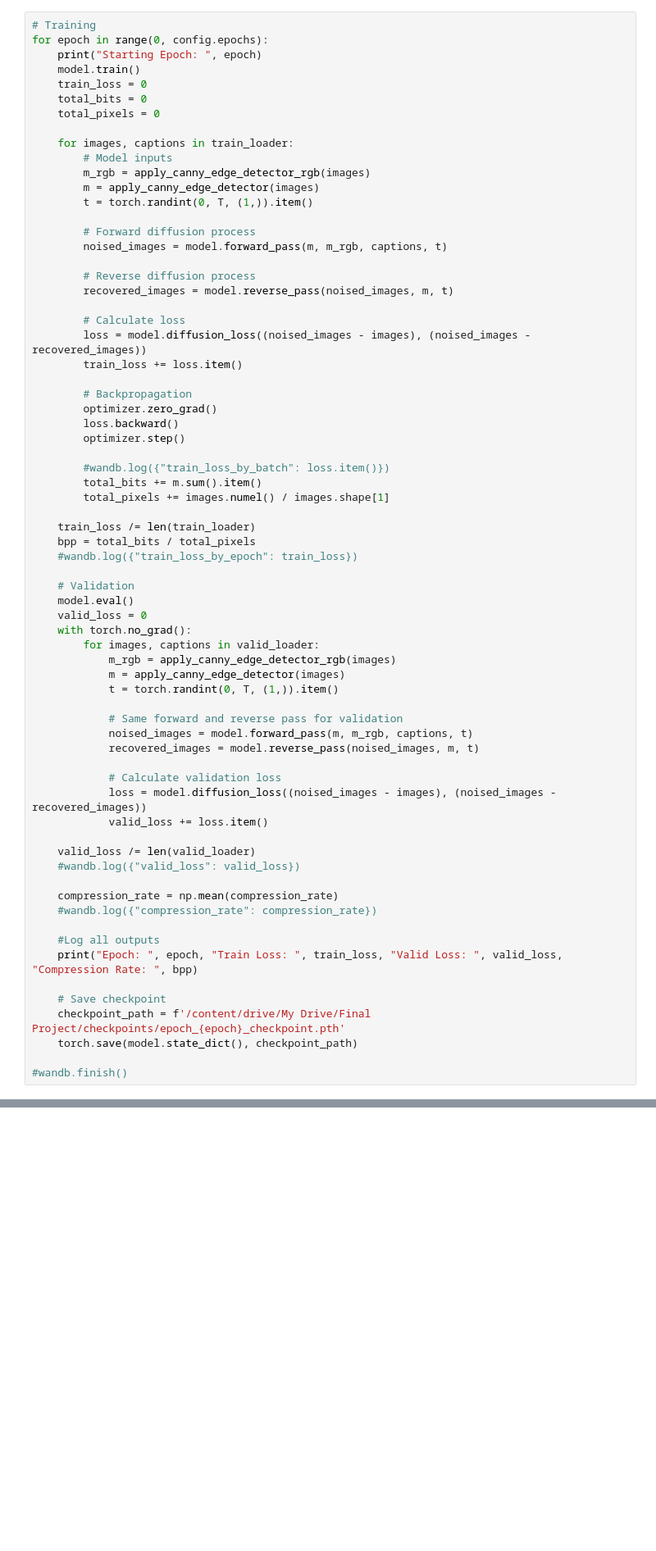
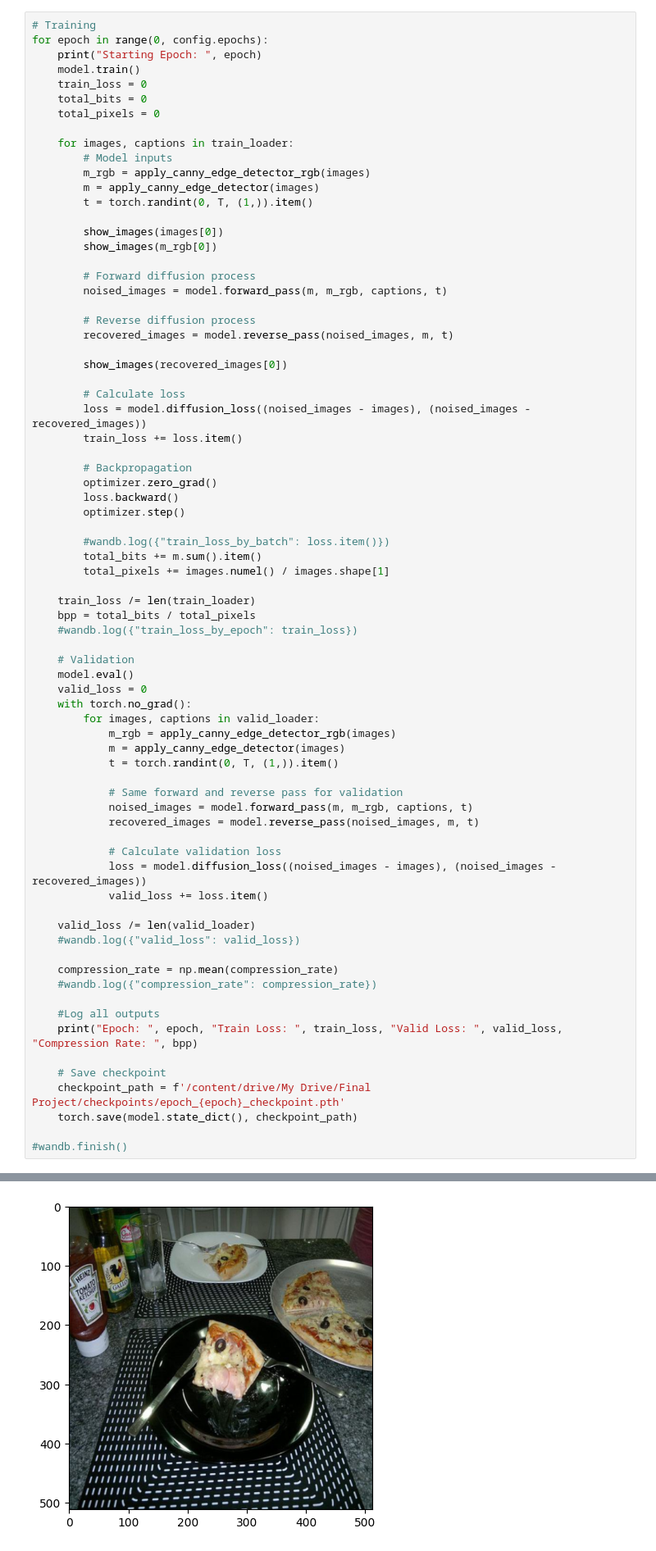
Before and after one commit to mpeng19/cv-finalproject, a Jupyter notebook: example-pipeline/training.ipynb, the cells around one changed output, grey strips where cells are left out. Shown at 82% size. Drawn from its saved outputs; the diff is of its cells as text; blank space fills up the shorter version.

```diff
--- a/example-pipeline/training.ipynb
+++ b/example-pipeline/training.ipynb
@@ -309,11 +313,16 @@ for epoch in range(0, config.epochs):
         m = apply_canny_edge_detector(images)
         t = torch.randint(0, T, (1,)).item()
 
+        show_images(images[0])
+        show_images(m_rgb[0])
+
         # Forward diffusion process
         noised_images = model.forward_pass(m, m_rgb, captions, t)
 
         # Reverse diffusion process
         recovered_images = model.reverse_pass(noised_images, m, t)
+
+        show_images(recovered_images[0])
 
         # Calculate loss
         loss = model.diffusion_loss((noised_images - images), (noised_images - recovered_images))
@@ -363,3 +372,4 @@ for epoch in range(0, config.epochs):
     torch.save(model.state_dict(), checkpoint_path)
 
 #wandb.finish()
+# %% [output]
@@ -365,0 +377 @@ for epoch in range(0, config.epochs):
+[figure, added]
```
Also changed, not shown: parts of 8 cells of this notebook.
